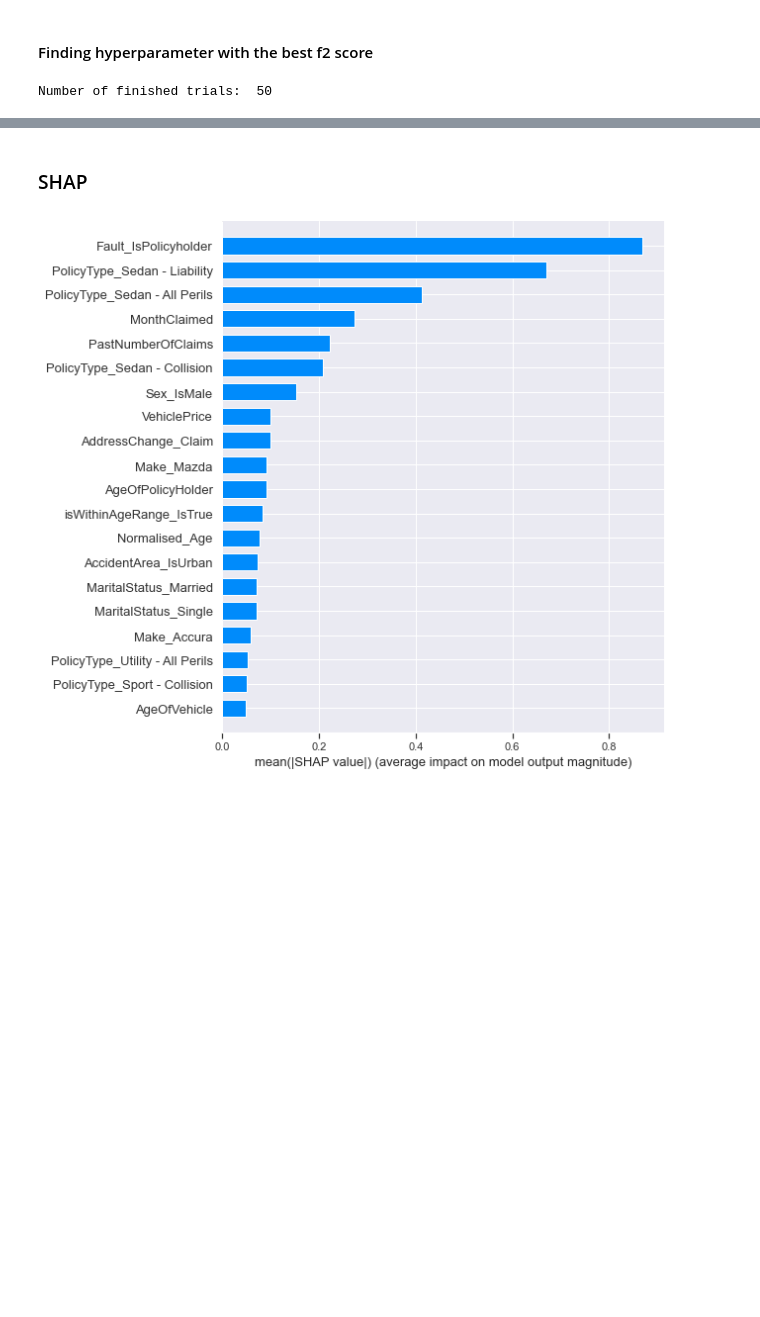
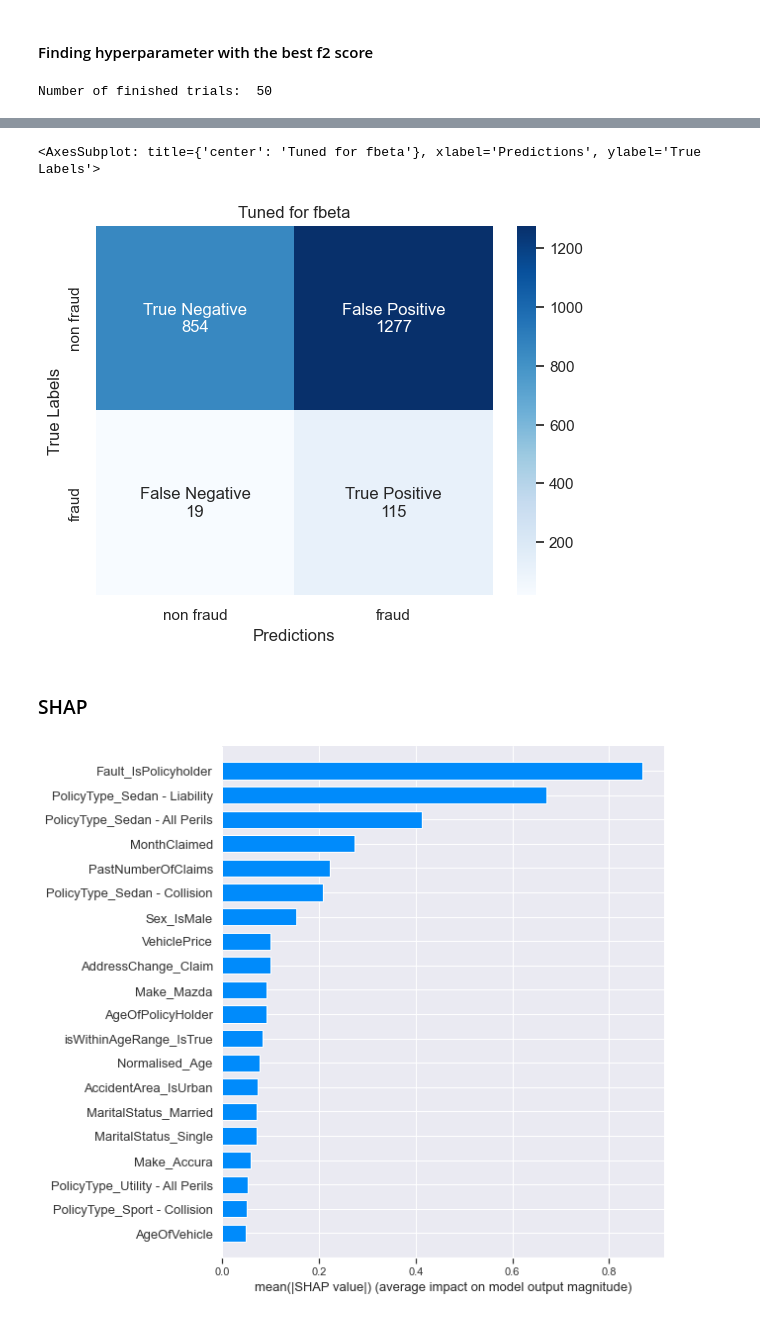
Before and after one commit to hewtungyuen/car-insurance-fraud-BT4012, a Jupyter notebook: logistic_regression.ipynb, the cells around one changed output, grey strips where cells are left out. Saved outputs shown, nothing was run; the diff lists cells and outputs as text; code cells hidden in the pictures; blank space fills up the shorter version.

```diff
--- a/logistic_regression.ipynb
+++ b/logistic_regression.ipynb
@@ -137,3 +142,8 @@ PR AUC: 0.080
+# %%
+get_confusion_matrix(y_valid, predictions, "Tuned for fbeta")
+# %% [output]
+<AxesSubplot: title={'center': 'Tuned for fbeta'}, xlabel='Predictions', ylabel='True Labels'>
+[figure, added]
 # %% [markdown]
 ### SHAP
 # %%
```
Also changed, not shown: parts of 5 cells of this notebook.
